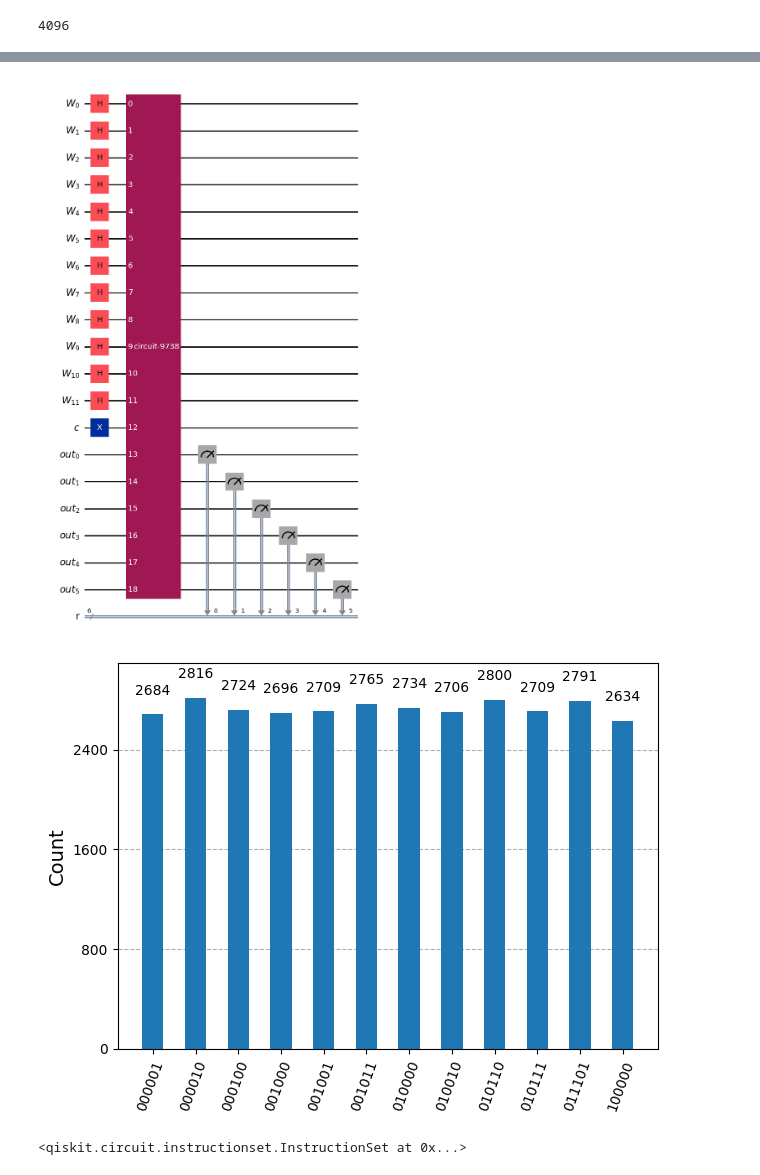
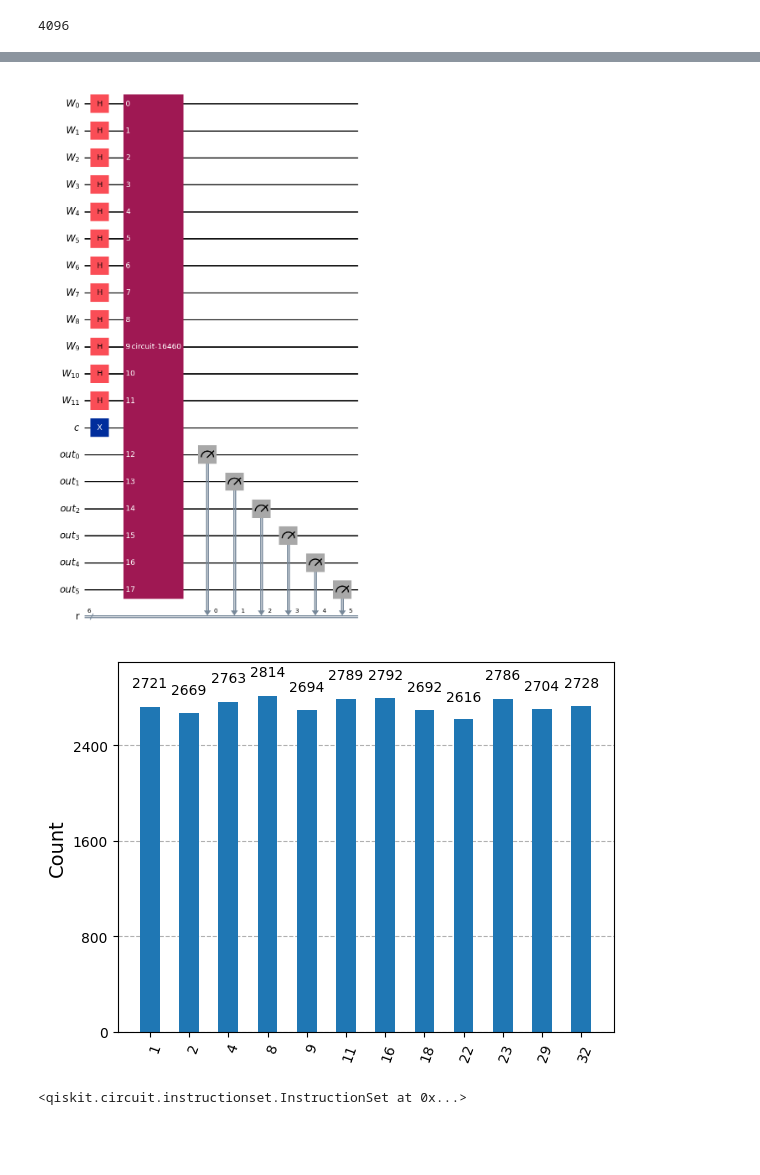
Before and after one commit to kourggos/my-qiskit-circuits, a Jupyter notebook: testes/table_lookup.ipynb, the cells around one changed output, grey strips where cells are left out. Drawn from its saved outputs; the diff is of its cells as text; code cells hidden in the pictures; blank space fills up the shorter version.

```diff
--- a/testes/table_lookup.ipynb
+++ b/testes/table_lookup.ipynb
@@ -209,25 +445,30 @@ reg4 = ClassicalRegister(n, "r")
 qc = QuantumCircuit(reg1,reg2,reg3, reg4)
 qc.h(reg1)
 qc.x(reg2)
-qc.append(qrom35, reg1[:] + reg2[:] + reg3[:])
+
+qc.append(qromteste, reg1[:] + reg3[:])
+
+#qc.append(qrom35, reg1[:] + reg2[:] + reg3[:])
 qc.measure(reg3, reg4)
 qc.draw("mpl")
 # %% [output]
-[figure, old version]
+[figure, new version]
 # %%
 from qiskit_aer import AerSimulator
 from qiskit import transpile
 from qiskit.visualization import plot_histogram
 
-simulator_aer = AerSimulator()
+backend1 = AerSimulator()
+qc1 = transpile(qc, backend=backend1)
 
-qc_aer = transpile(qc, backend=simulator_aer)
+from qiskit_ibm_runtime import SamplerV2 as Sampler
 
-job = simulator_aer.run(qc_aer, shots=(1<<15))
-job_result = job.result()
-counts = job_result.get_counts(qc_aer)
+sampler = Sampler(backend1)
+job = sampler.run([qc1], shots=1<<15)
+
+counts = job.result()[0].data.r.get_int_counts()
 
 plot_histogram(counts)
 # %% [output]
-[figure, old version]
+[figure, new version]
 # %%
```
Also changed, not shown: parts of 5 cells of this notebook, 1 other file.
